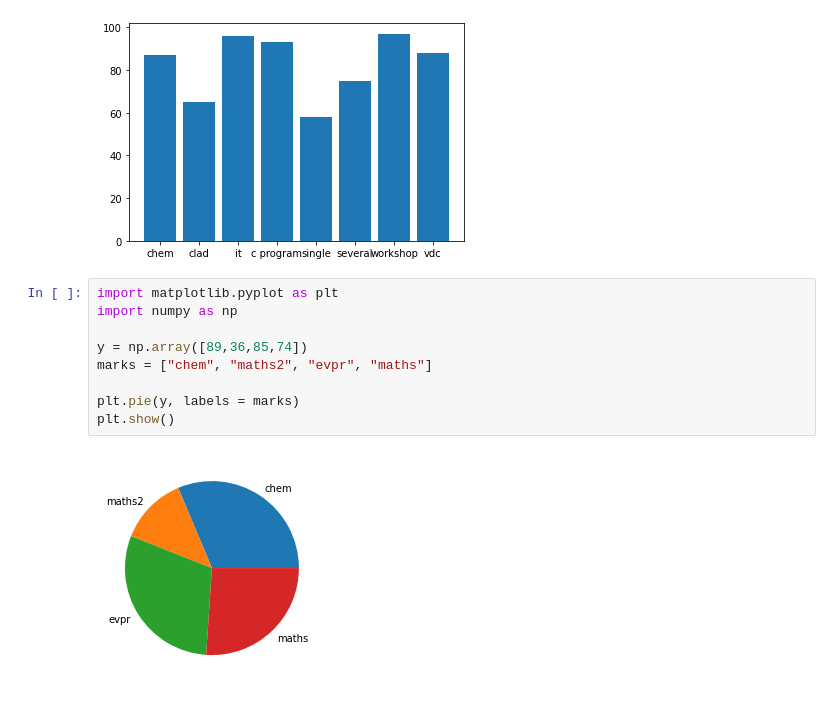
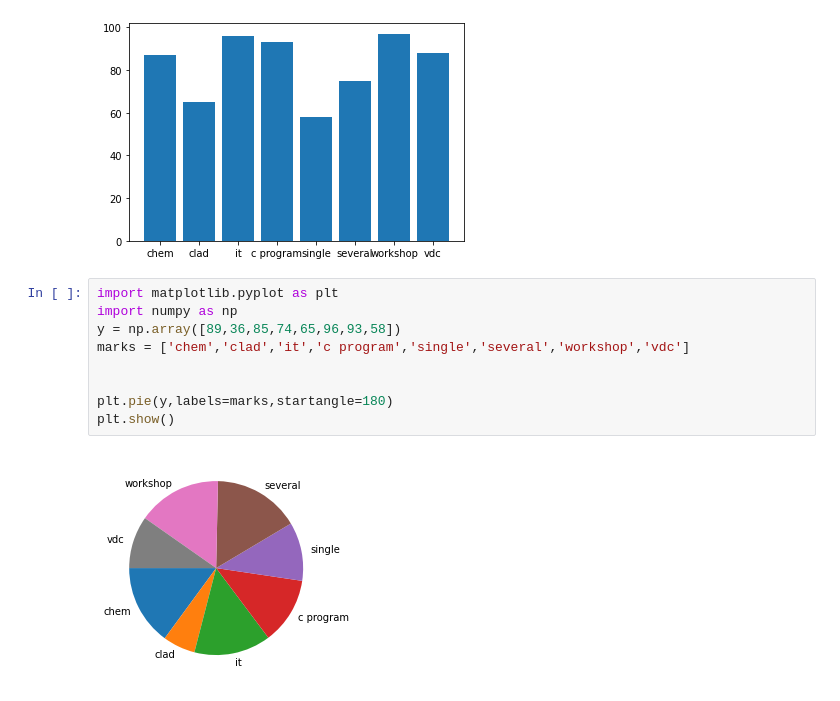
Before and after one commit to ssirapar/python-programs, a Jupyter notebook: matplotib_345.ipynb, the cells around one changed output. Saved outputs shown, nothing was run; the diff lists cells and outputs as text.

```diff
--- a/matplotib_345.ipynb
+++ b/matplotib_345.ipynb
@@ -31,11 +84,11 @@ plt.bar(x,y)
 # %%
 import matplotlib.pyplot as plt
 import numpy as np
+y = np.array([89,36,85,74,65,96,93,58])
+marks = ['chem','clad','it','c program','single','several','workshop','vdc']
 
-y = np.array([89,36,85,74])
-marks = ["chem", "maths2", "evpr", "maths"]
 
-plt.pie(y, labels = marks)
+plt.pie(y,labels=marks,startangle=180)
 plt.show()
 # %% [output]
-[figure, old version]
+[figure, new version]
```
Also changed, not shown: parts of 6 cells of this notebook.
